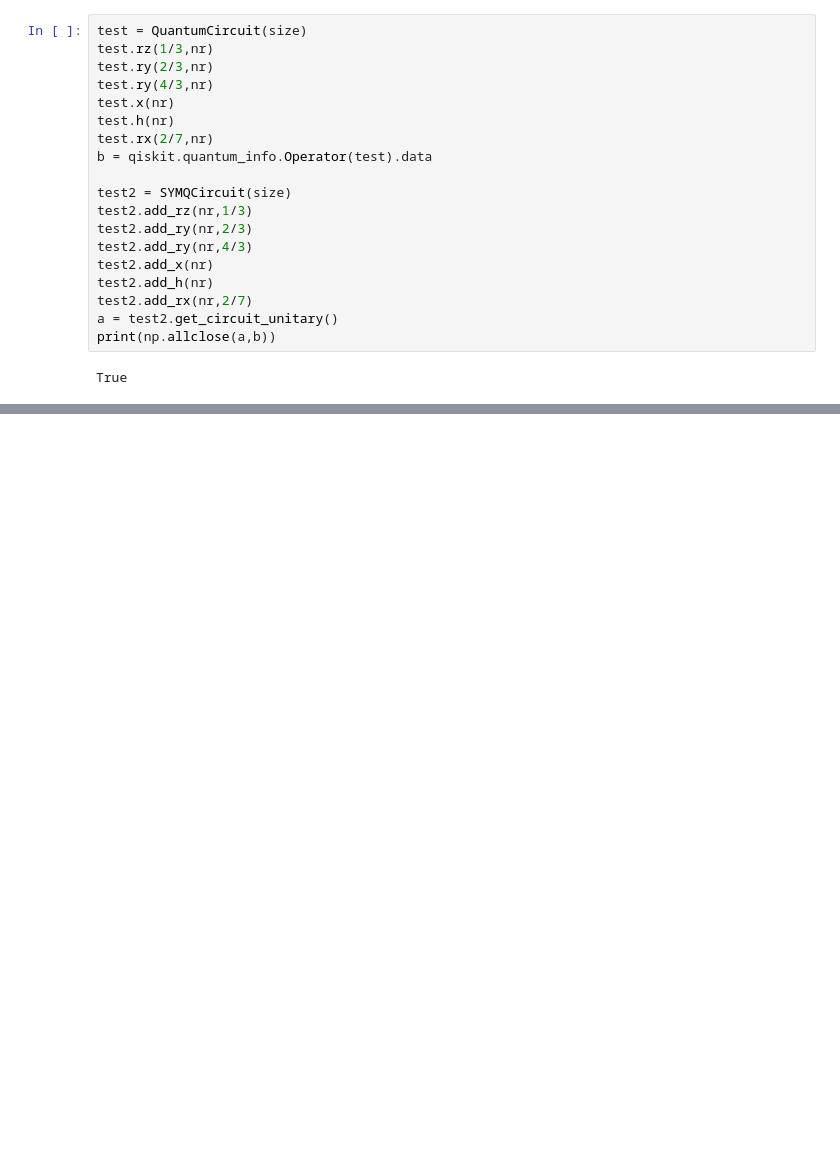
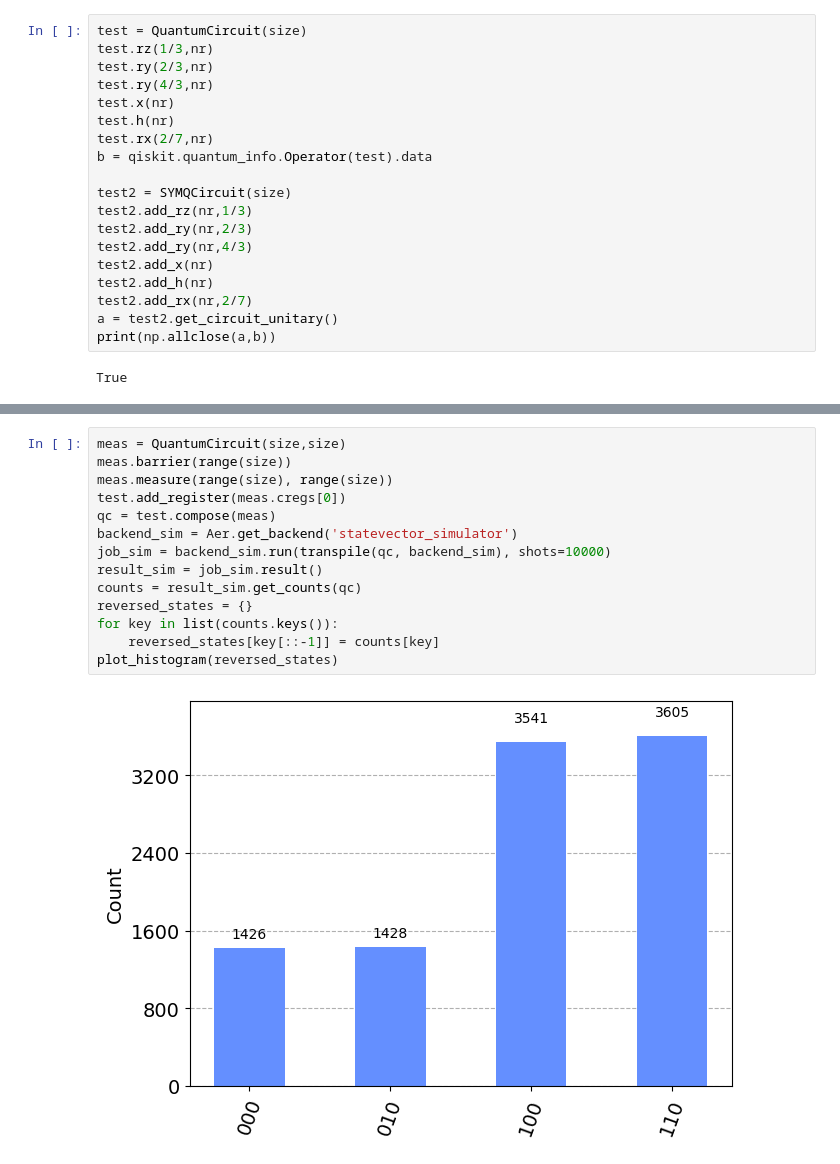
Before and after one commit to seba2390/SYMQcircuit, a Jupyter notebook: testing.ipynb, the cells around one changed output, grey strips where cells are left out. Saved outputs shown, nothing was run; the diff lists cells and outputs as text; blank space fills up the shorter version.

```diff
--- a/testing.ipynb
+++ b/testing.ipynb
@@ -130,0 +195,16 @@ True
+# %%
+meas = QuantumCircuit(size,size)
+meas.barrier(range(size))
+meas.measure(range(size), range(size))
+test.add_register(meas.cregs[0])
+qc = test.compose(meas)
+backend_sim = Aer.get_backend('statevector_simulator')
+job_sim = backend_sim.run(transpile(qc, backend_sim), shots=10000)
+result_sim = job_sim.result()
+counts = result_sim.get_counts(qc)
+reversed_states = {}
+for key in list(counts.keys()):
+    reversed_states[key[::-1]] = counts[key]
+plot_histogram(reversed_states)
+# %% [output]
+[figure, added]
```
Also changed, not shown: parts of 23 cells of this notebook, 4 other files.
